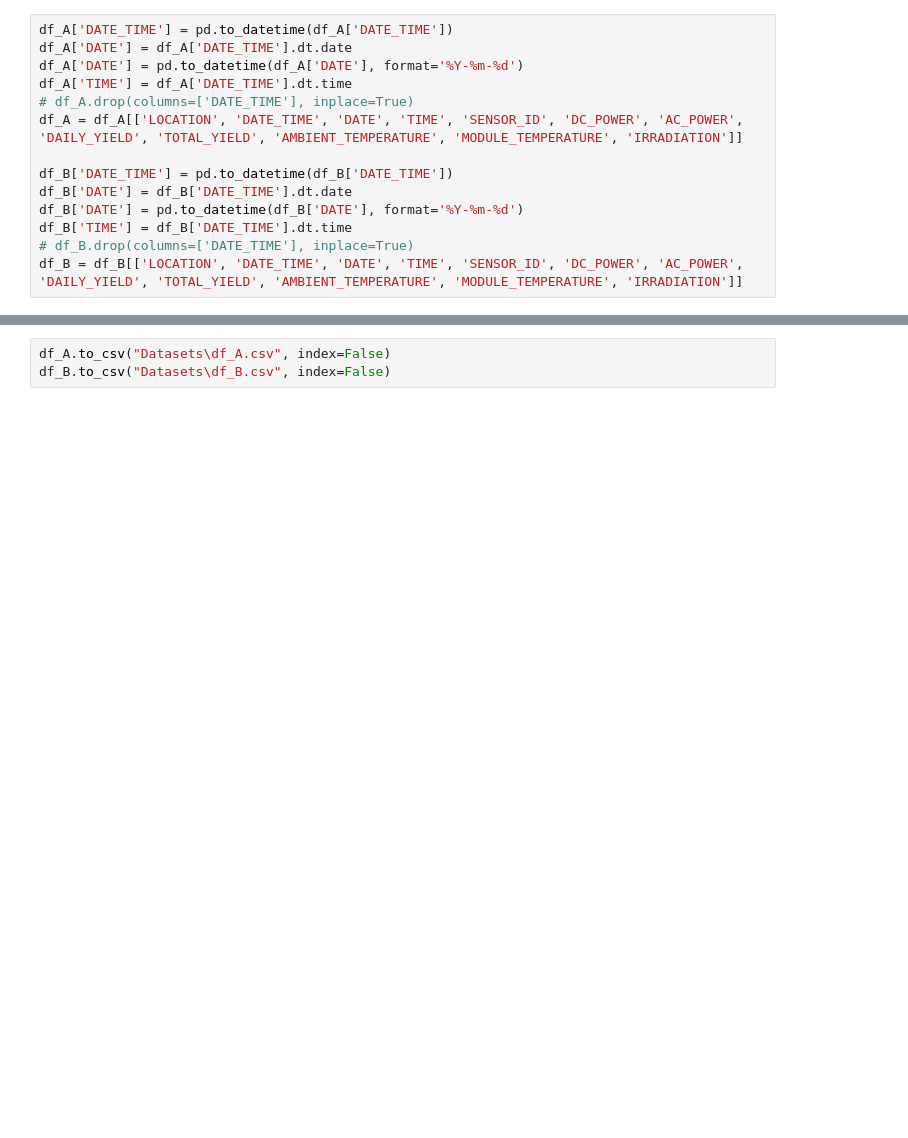
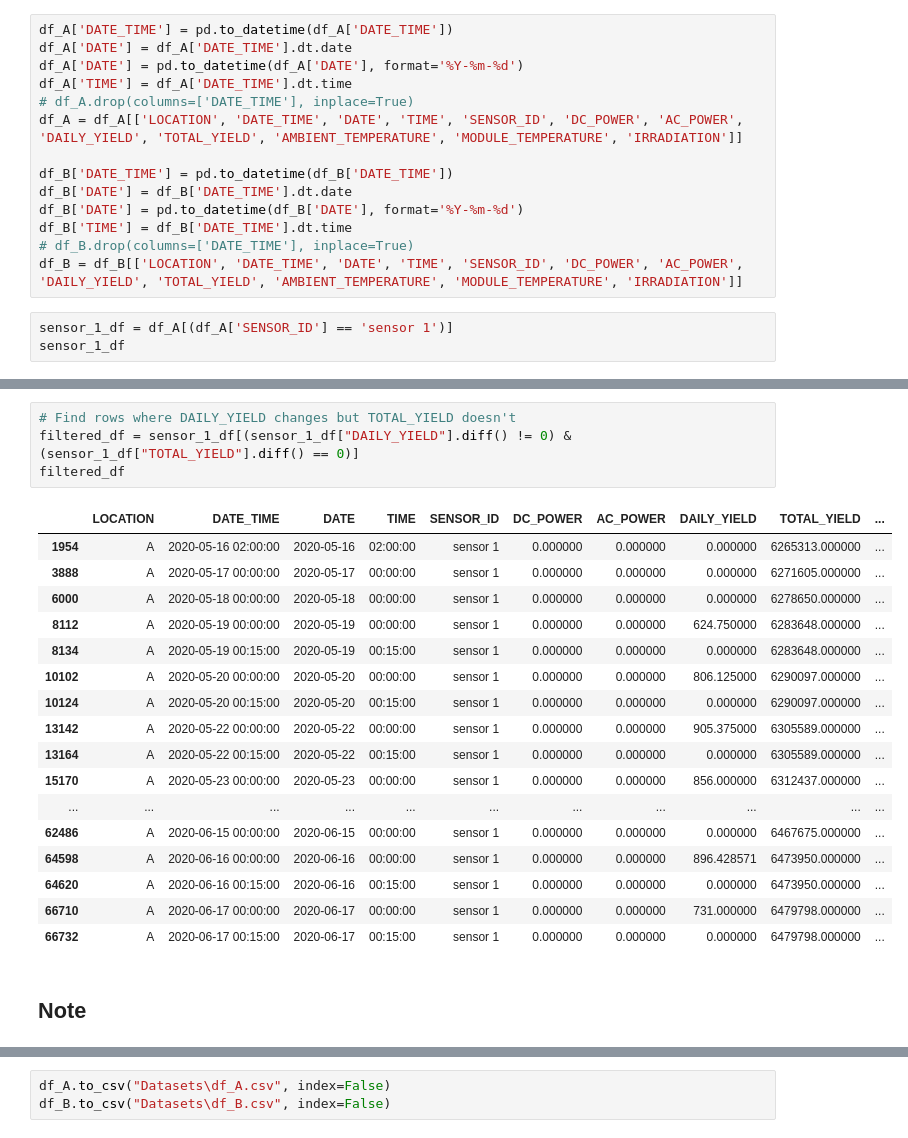
Before and after one commit to AkinduH/SLIIT-Datathon-2024, a Jupyter notebook: Data_Preparation.ipynb, the cells around one changed output, grey strips where cells are left out. Cells and saved outputs as stored; diff of their text form; blank space fills up the shorter version.

```diff
--- a/Data_Preparation.ipynb
+++ b/Data_Preparation.ipynb
@@ -185,3 +187,6 @@ df_B['DATE'] = pd.to_datetime(df_B['DATE'], format='%Y-%m-%d')
 df_B['TIME'] = df_B['DATE_TIME'].dt.time
 # df_B.drop(columns=['DATE_TIME'], inplace=True)
 df_B = df_B[['LOCATION', 'DATE_TIME', 'DATE', 'TIME', 'SENSOR_ID', 'DC_POWER', 'AC_POWER', 'DAILY_YIELD', 'TOTAL_YIELD', 'AMBIENT_TEMPERATURE', 'MODULE_TEMPERATURE', 'IRRADIATION']]
+# %%
+sensor_1_df = df_A[(df_A['SENSOR_ID'] == 'sensor 1')]
+sensor_1_df
@@ -187,0 +207,24 @@ df_B = df_B[['LOCATION', 'DATE_TIME', 'DATE', 'TIME', 'SENSOR_ID', 'DC_POWER', '
+# %%
+# Find rows where DAILY_YIELD changes but TOTAL_YIELD doesn't
+filtered_df = sensor_1_df[(sensor_1_df["DAILY_YIELD"].diff() != 0) & (sensor_1_df["TOTAL_YIELD"].diff() == 0)]
+filtered_df
+# %% [output]
+|  | LOCATION | DATE_TIME | DATE | TIME | SENSOR_ID | DC_POWER | AC_POWER | DAILY_YIELD | TOTAL_YIELD | ... |
+| 1954 | A | 2020-05-16 02:00:00 | 2020-05-16 | 02:00:00 | sensor 1 | 0.000000 | 0.000000 | 0.000000 | 6265313.000000 | ... |
+| 3888 | A | 2020-05-17 00:00:00 | 2020-05-17 | 00:00:00 | sensor 1 | 0.000000 | 0.000000 | 0.000000 | 6271605.000000 | ... |
+| 6000 | A | 2020-05-18 00:00:00 | 2020-05-18 | 00:00:00 | sensor 1 | 0.000000 | 0.000000 | 0.000000 | 6278650.000000 | ... |
+| 8112 | A | 2020-05-19 00:00:00 | 2020-05-19 | 00:00:00 | sensor 1 | 0.000000 | 0.000000 | 624.750000 | 6283648.000000 | ... |
+| 8134 | A | 2020-05-19 00:15:00 | 2020-05-19 | 00:15:00 | sensor 1 | 0.000000 | 0.000000 | 0.000000 | 6283648.000000 | ... |
+| 10102 | A | 2020-05-20 00:00:00 | 2020-05-20 | 00:00:00 | sensor 1 | 0.000000 | 0.000000 | 806.125000 | 6290097.000000 | ... |
+| 10124 | A | 2020-05-20 00:15:00 | 2020-05-20 | 00:15:00 | sensor 1 | 0.000000 | 0.000000 | 0.000000 | 6290097.000000 | ... |
+| 13142 | A | 2020-05-22 00:00:00 | 2020-05-22 | 00:00:00 | sensor 1 | 0.000000 | 0.000000 | 905.375000 | 6305589.000000 | ... |
+| 13164 | A | 2020-05-22 00:15:00 | 2020-05-22 | 00:15:00 | sensor 1 | 0.000000 | 0.000000 | 0.000000 | 6305589.000000 | ... |
+| 15170 | A | 2020-05-23 00:00:00 | 2020-05-23 | 00:00:00 | sensor 1 | 0.000000 | 0.000000 | 856.000000 | 6312437.000000 | ... |
+| ... | ... | ... | ... | ... | ... | ... | ... | ... | ... | ... |
+| 62486 | A | 2020-06-15 00:00:00 | 2020-06-15 | 00:00:00 | sensor 1 | 0.000000 | 0.000000 | 0.000000 | 6467675.000000 | ... |
+| 64598 | A | 2020-06-16 00:00:00 | 2020-06-16 | 00:00:00 | sensor 1 | 0.000000 | 0.000000 | 896.428571 | 6473950.000000 | ... |
+| 64620 | A | 2020-06-16 00:15:00 | 2020-06-16 | 00:15:00 | sensor 1 | 0.000000 | 0.000000 | 0.000000 | 6473950.000000 | ... |
+| 66710 | A | 2020-06-17 00:00:00 | 2020-06-17 | 00:00:00 | sensor 1 | 0.000000 | 0.000000 | 731.000000 | 6479798.000000 | ... |
+| 66732 | A | 2020-06-17 00:15:00 | 2020-06-17 | 00:15:00 | sensor 1 | 0.000000 | 0.000000 | 0.000000 | 6479798.000000 | ... |
+# %% [markdown]
+## Note
```
Also changed, not shown: parts of 6 cells of this notebook, 3 other files.
